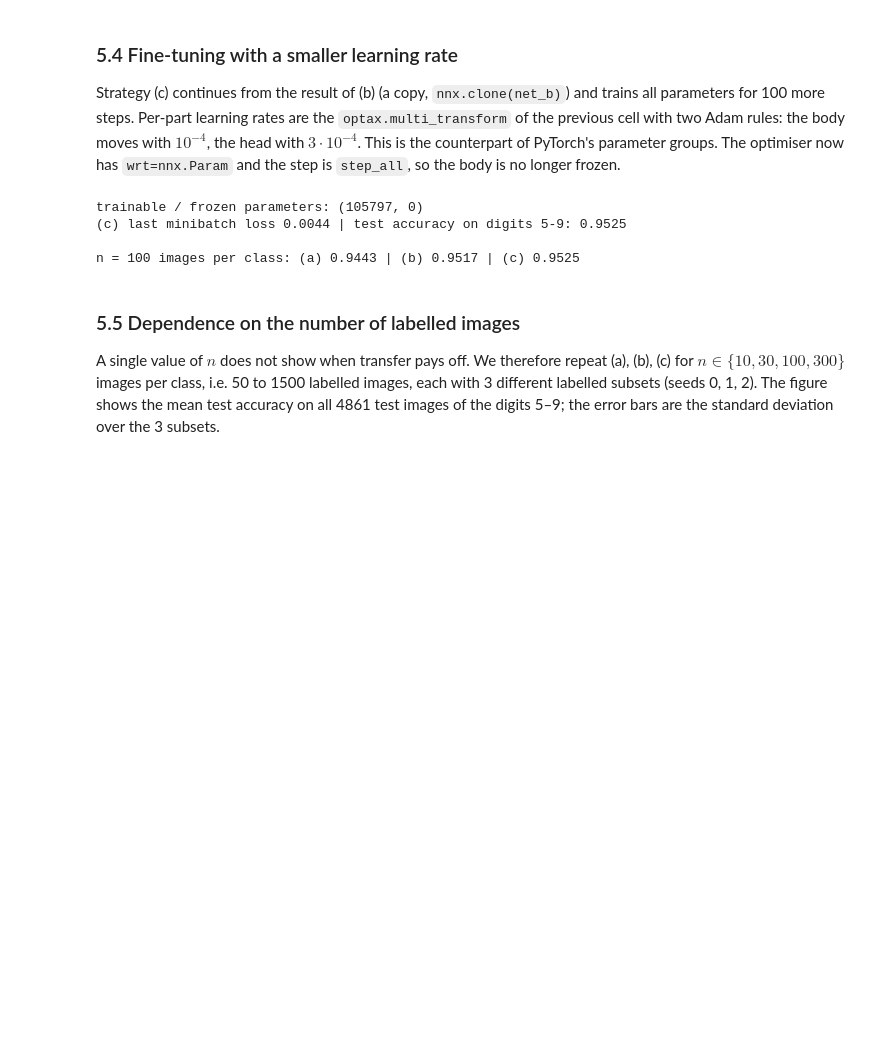
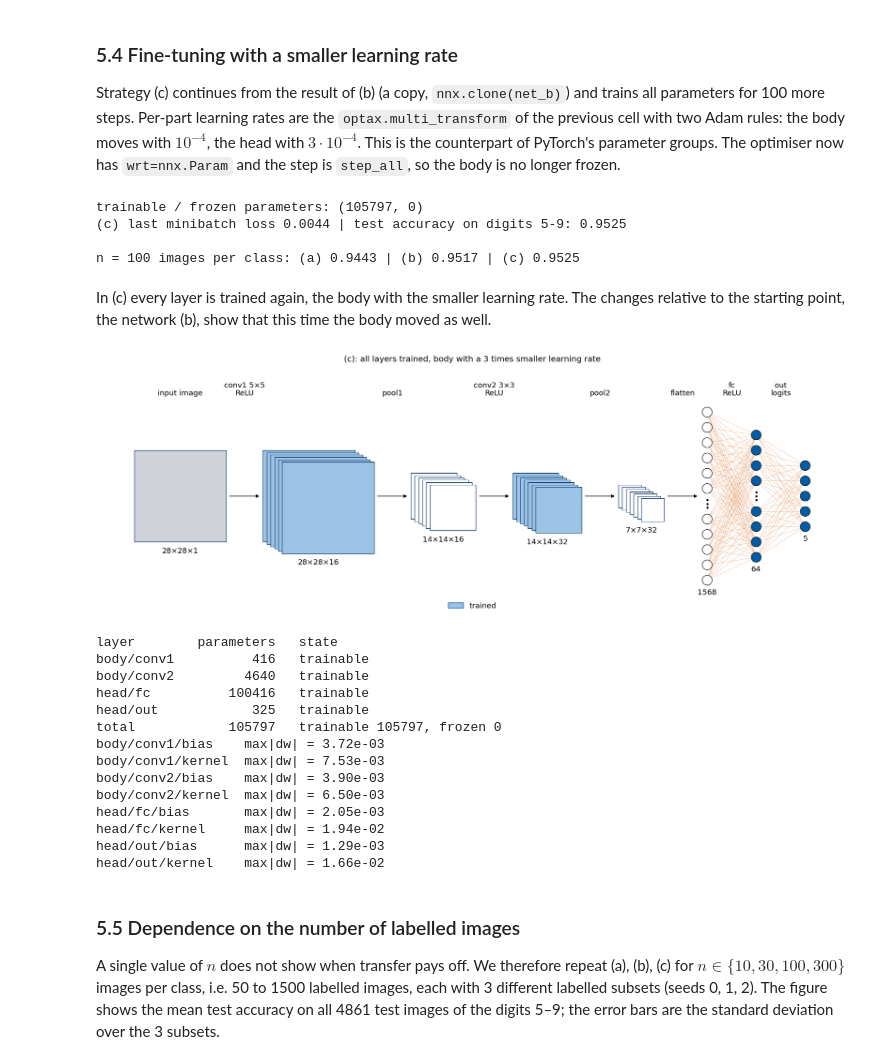
Before and after one commit to MarcinPlodzien/deep-learning-for-classical-and-quantum-physics, a Jupyter notebook: notebooks/lecture-01/lab-003b-trained-networks-jax.ipynb, the cells around one changed output. Cells and saved outputs as stored; diff of their text form; code cells hidden in the pictures; blank space fills up the shorter version.

```diff
--- a/notebooks/lecture-01/lab-003b-trained-networks-jax.ipynb
+++ b/notebooks/lecture-01/lab-003b-trained-networks-jax.ipynb
@@ -660,6 +951,30 @@ trainable / frozen parameters: (105797, 0)
 (c) last minibatch loss 0.0044 | test accuracy on digits 5-9: 0.9525
 
 n = 100 images per class: (a) 0.9443 | (b) 0.9517 | (c) 0.9525
+# %% [markdown]
+In (c) every layer is trained again, the body with the smaller learning rate. The changes relative to the starting point, the network (b), show that this time the body moved as well.
+# %%
+draw_cnn(smallcnn_stages(), status=[None, "trained", None, "trained", None, None, "trained", "trained"],
+         title="(c): all layers trained, body with a 3 times smaller learning rate")
+plt.show()
+layer_table(net_c, nnx.Param)
+max_change(snapshot(net_b), net_c)
+# %% [output]
+[figure, added]
+layer        parameters   state
+body/conv1          416   trainable
+body/conv2         4640   trainable
+head/fc          100416   trainable
+head/out            325   trainable
+total            105797   trainable 105797, frozen 0
+body/conv1/bias    max|dw| = 3.72e-03
+body/conv1/kernel  max|dw| = 7.53e-03
+body/conv2/bias    max|dw| = 3.90e-03
+body/conv2/kernel  max|dw| = 6.50e-03
+head/fc/bias       max|dw| = 2.05e-03
+head/fc/kernel     max|dw| = 1.94e-02
+head/out/bias      max|dw| = 1.29e-03
+head/out/kernel    max|dw| = 1.66e-02
 # %% [markdown]
 ### 5.5 Dependence on the number of labelled images
 
```
Also changed, not shown: parts of 23 cells of this notebook, 48 other files.
